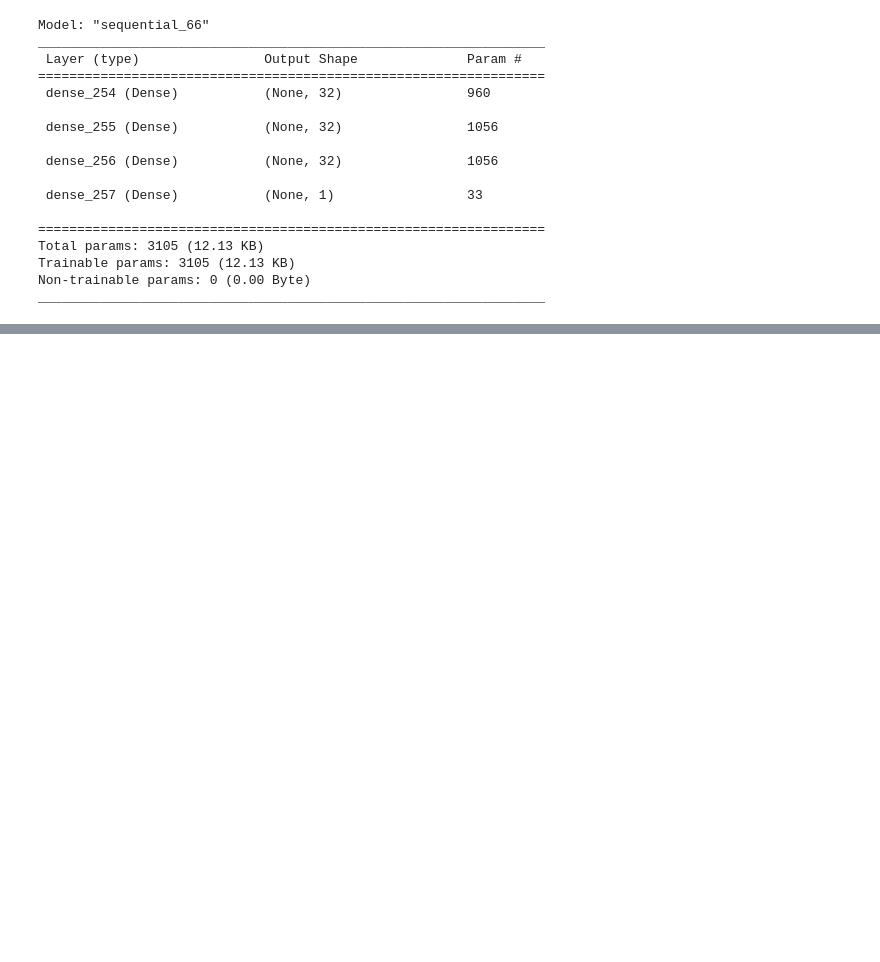
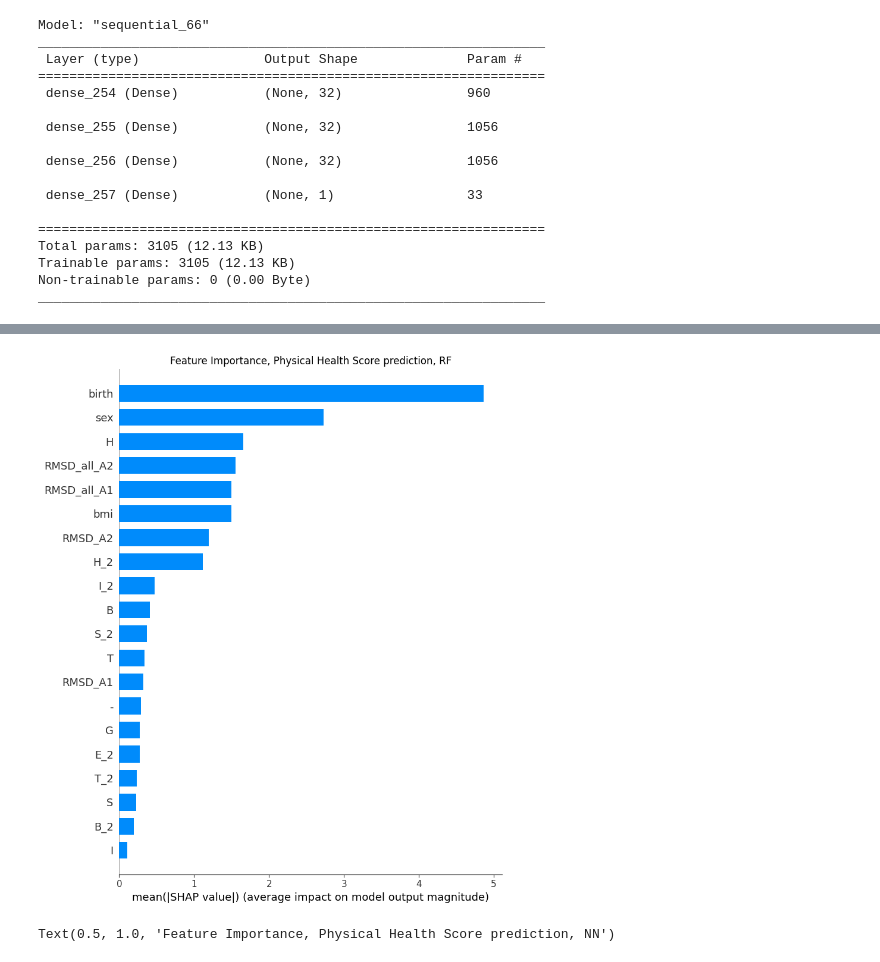
Before and after one commit to g-lago8/CHL-Project, a Jupyter notebook: notebooks/new_features_analysis.ipynb, the cells around one changed output, grey strips where cells are left out. Cells and saved outputs as stored; diff of their text form; code cells hidden in the pictures; blank space fills up the shorter version.

```diff
--- a/notebooks/new_features_analysis.ipynb
+++ b/notebooks/new_features_analysis.ipynb
@@ -965,0 +1134,11 @@ Epoch 7/50
+# %%
+
+# load model
+from keras.models import load_model
+model = load_model('../models/physical_health_score_model.keras')
+
+# load X_train, X_test, y_train, y_test
+X_train = np.load('../datasets/X_train.npy')
+X_test = np.load('../datasets/X_test.npy')
+y_train = np.load('../datasets/y_train.npy')
+y_test = np.load('../datasets/y_test.npy')
@@ -965,0 +1156,12 @@ Epoch 7/50
+# %%
+
+shap_values = np.load('../datasets/shap_values.npy')
+shap_values= shap_values.squeeze()
+# %%
+# plot the importance of the features
+shap.summary_plot(shap_values, X_test, feature_names=X.columns, plot_type='bar')
+# add the title
+plt.title('Feature Importance, Physical Health Score prediction, NN')
+# %% [output]
+[figure, added]
+Text(0.5, 1.0, 'Feature Importance, Physical Health Score prediction, NN')
```
Also changed, not shown: parts of 28 cells of this notebook.
